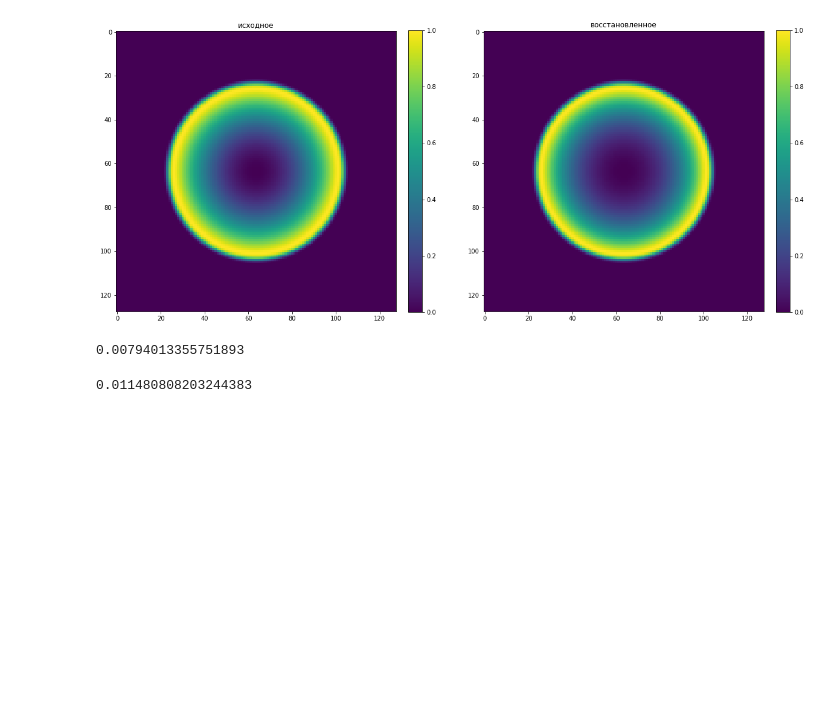
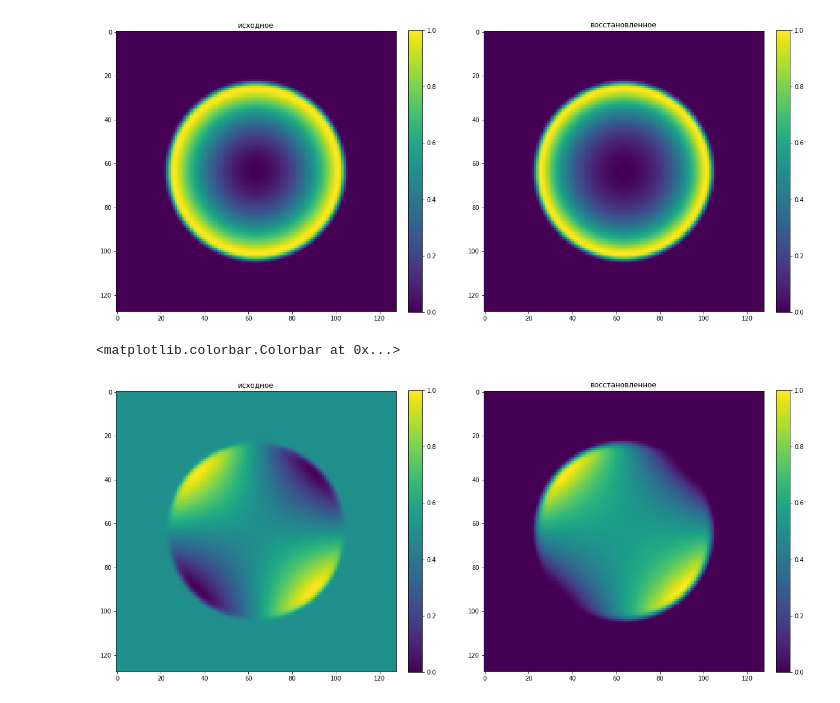
Before and after one commit to Satbek/-ourse-work-sem7, a Jupyter notebook: src/Results/Variotional Method.ipynb, the cells around one changed output. Saved outputs shown, nothing was run; the diff lists cells and outputs as text; code cells hidden in the pictures; blank space fills up the shorter version.

Commit message:
added polys to variational method

```diff
--- a/src/Results/Variotional Method.ipynb
+++ b/src/Results/Variotional Method.ipynb
@@ -171,11 +171,41 @@ fig.colorbar(img2, ax = axes[1],fraction=0.046, pad=0.04)
 # %% [output]
 <matplotlib.colorbar.Colorbar at 0x...>
 [figure]
-# %%
-mse(im,method(g1,g2, 3, 0.001, h))
-# %% [output]
-0.00794013355751893
-# %%
-mse(im,method(g1,g2, 1, 2, h))
-# %% [output]
-0.011480808203244383
+# %%
+M = 7
+#должно быть так ! исправь баг!
+y, x = data.get_plane(-np.pi, np.pi, -np.pi, np.pi, M)
+
+#y, x = data.get_plane(0, 2 * np.pi, 0, 2 * np.pi, M)
+h = 2*np.pi / 2**M
+im = x * y
+gauss = super_gauss(x, y, 2, 20)
+im *= gauss
+g1, g2 = y,  x
+g1 *= gauss
+g2 *= gauss
+
+# g1, g2 = grad.Hudgin_gradien_model(im)
+# g1 /= h
+# g2 /= h
+
+fig, axes = plt.subplots(1,2, figsize = (20,10))
+restored = method(g1,g2, 2, 0.001, h)
+#нормировка исходного
+im -= im.min()
+im /= im.max()
+#нормировка полученного
+restored -= restored.min()
+restored *= gauss
+restored /= restored.max()
+
+img1 = axes[0].imshow(im)
+img2 = axes[1].imshow((restored))
+axes[0].set_title('исходное')
+axes[1].set_title('восстановленное')
+fig.colorbar(img1, ax = axes[0],fraction=0.046, pad=0.04)
+fig.colorbar(img2, ax = axes[1],fraction=0.046, pad=0.04)
+#fig.savefig('variational_very_bad.png')
+# %% [output]
+<matplotlib.colorbar.Colorbar at 0x...>
+[figure, added]
```
Also changed, not shown: parts of 2 cells of this notebook.
